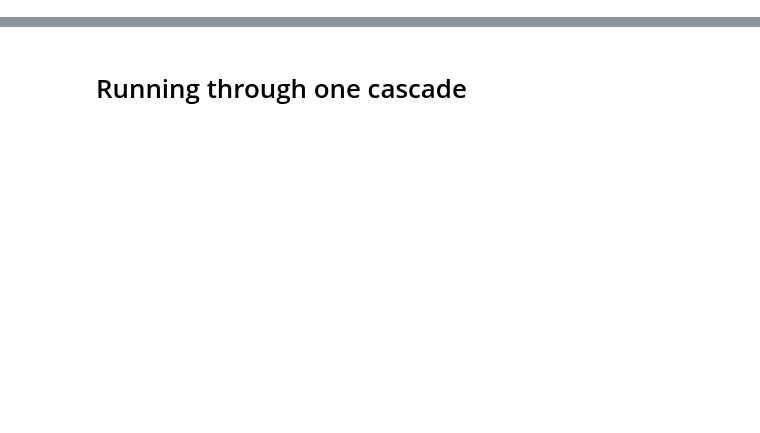
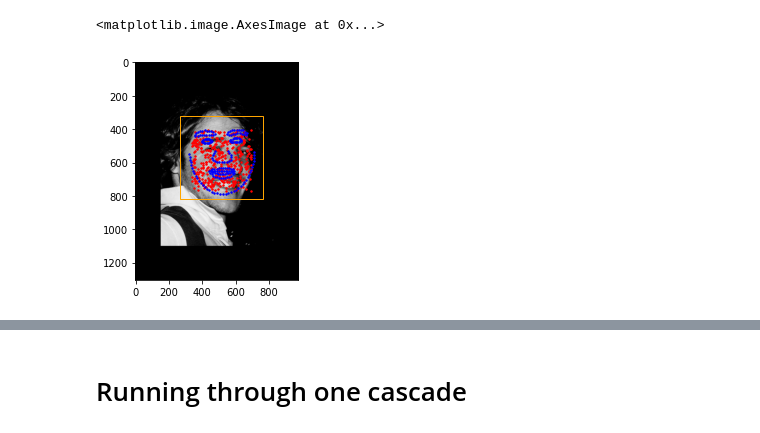
Before and after one commit to HejSumin/face_alignment, a Jupyter notebook: Predicting.ipynb, the cells around one changed output, grey strips where cells are left out. Drawn from its saved outputs; the diff is of its cells as text; code cells hidden in the pictures; blank space fills up the shorter version.

```diff
--- a/Predicting.ipynb
+++ b/Predicting.ipynb
@@ -13,0 +52,32 @@ t_2            = np.load("saved_while_training/t_data2.npy", allow_pickle=True)
+# %%
+annotation_files = get_all_file_names(annotations_path)
+
+image_to_annotation_dict = {}
+for file in annotation_files:
+    with open(annotations_path+file) as f:
+        first_line = f.readline().replace('\n','')
+    image_to_annotation_dict[first_line] = file
+# %%
+S_0 = get_mean_shape_from_files(test_names, image_to_annotation_dict,annotations_path)
+S_0 = center_shape(S_0)
+features_0 = np.load("np_data/mean_shape_features.npy", allow_pickle=True)
+# %%
+#NOTE scalling to bb; We choose to multiply s hat height by some constant to make up for the extra padding the bounding box adds
+S_0_height      = np.max(S_0[:,1]) - np.min(S_0[:,1])
+scale_value     = bb[3] / (S_0_height *1.3)
+S_0             = S_0 *scale_value
+features_0      = features_0 *scale_value
+S_0            += [bb[0] +  bb[2]/2,bb[1]+bb[3]/2]
+features_0     += [bb[0] +  bb[2]/2,bb[1]+bb[3]/2]
+features_0      = features_0.astype(int)
+# %%
+fig, ax = plt.subplots()
+#ax.add_patch(Rectangle((bb_center_x,bb_center_y), bb_w, bb_h, ec="orange", fill=None, alpha=1))
+ax.scatter(features_0[:,0],features_0[:,1],c='r',s=2)
+ax.scatter(S_0[:,0],S_0[:,1],c='b',s=2)
+ax.add_patch(Rectangle((bb[0],bb[1]), bb[2], bb[3], ec="orange", fill=None, alpha=1))
+
+ax.imshow(test_image,cmap='gray')
+# %% [output]
+<matplotlib.image.AxesImage at 0x...>
+[figure, added]
```
Also changed, not shown: parts of 26 cells of this notebook, 1 other file.
